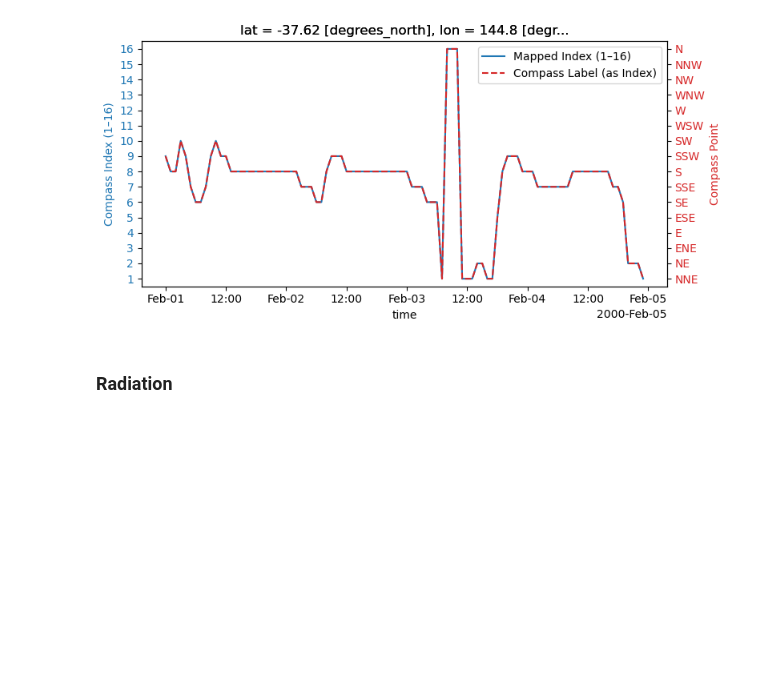
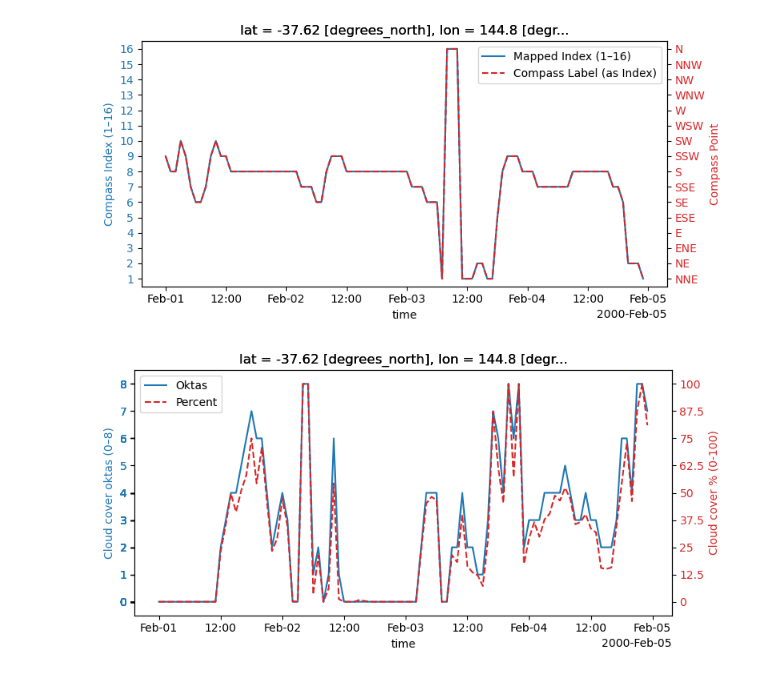
Before and after one commit to dahoal2/nesp_bff, a Jupyter notebook: step3_calc_missing_vars.ipynb, the cells around one changed output. Drawn from its saved outputs; the diff is of its cells as text; code cells hidden in the pictures; blank space fills up the shorter version.

```diff
--- a/step3_calc_missing_vars.ipynb
+++ b/step3_calc_missing_vars.ipynb
@@ -81,4 +67,0 @@ def meanVar(varmax,varmin):
-# %%
-input_dir = "/g/data/eg3/nesp_bff/step2_qdc_scaling/BARPA-R/"
-ds_day = xr.open_dataset(f"{input_dir}Melbourne_AUS-15_CESM2_ssp370_r11i1p1f1_BOM_BARPA-R_v1-r1_day_2050_QDC-BARRAR2.nc")
-ds_1hr = xr.open_dataset(f"{input_dir}Melbourne_AUS-15_CESM2_ssp370_r11i1p1f1_BOM_BARPA-R_v1-r1_1hr_2050_QDC-BARRAR2.nc")
@@ -266,5 +340,3 @@ fig.tight_layout()
 plt.show()
 # %% [output]
 [figure]
-# %% [markdown]
-### Radiation
@@ -274,0 +343,39 @@ rsdsdif_fin = (rsds_fin-rsdsdir_fin).rename('Diffuse_soalr_irradiance')
+# %%
+# Plot to check wind direction and compass index output
+import matplotlib.pyplot as plt
+
+# Select time slice
+t = slice("2000-02-01","2000-02-04")
+okta = clt_okta.sel(time=t)
+prct = ds_1hr['clt'].sel(time=t)
+
+# Create plot
+fig, ax1 = plt.subplots(figsize=(8, 4))
+
+# Plot numeric values
+okta.plot(ax=ax1, color='tab:blue', label='Oktas')
+ax1.set_ylabel("Cloud cover oktas (0–8)", color='tab:blue')
+ax1.set_yticks(okta)
+ax1.set_ylim(-0.5, 8.5)
+ax1.tick_params(axis='y', labelcolor='tab:blue')
+
+# Twin axis for compass labels
+ax2 = ax1.twinx()
+prct.plot(ax=ax2, color='tab:red', linestyle='--', label='Percent')
+ax2.set_ylabel("Cloud cover % (0-100)", color='tab:red')
+ax2.set_yticks([0,12.5,25,37.5,50,62.5,75,87.5,100])
+ax2.set_yticklabels([0,12.5,25,37.5,50,62.5,75,87.5,100])
+ax2.set_ylim(-6.25, 106.25)
+ax2.tick_params(axis='y', labelcolor='tab:red')
+
+# Add legend
+lines_1, labels_1 = ax1.get_legend_handles_labels()
+lines_2, labels_2 = ax2.get_legend_handles_labels()
+ax1.legend(lines_1 + lines_2, labels_1 + labels_2, loc='upper left')
+
+# Title and layout
+# ax1.set_title(f"Comparison of Mapped Wind Direction vs. Compass Labels on {t}")
+fig.tight_layout()
+plt.show()
+# %% [output]
+[figure, added]
```
Also changed, not shown: parts of 28 cells of this notebook.
